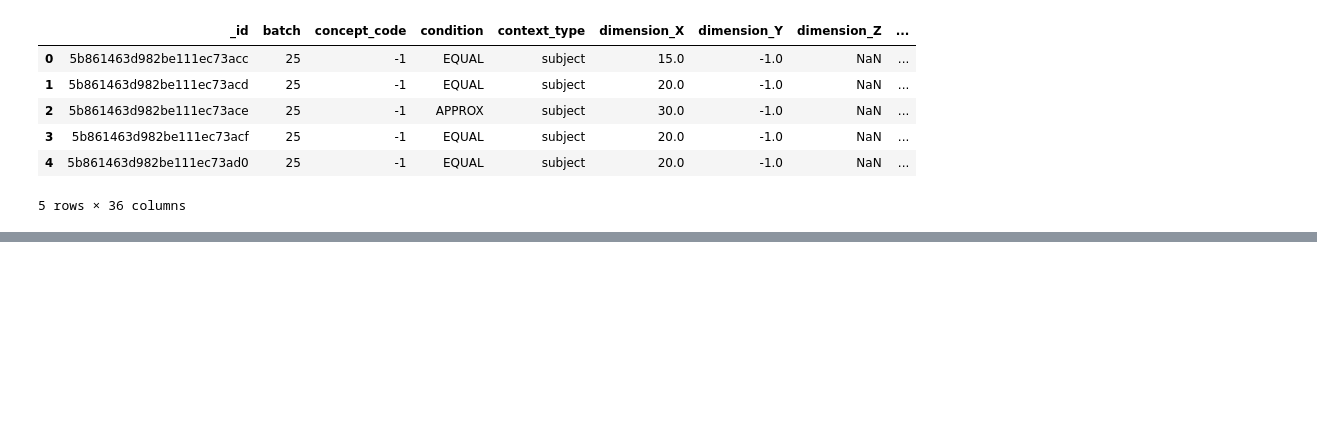
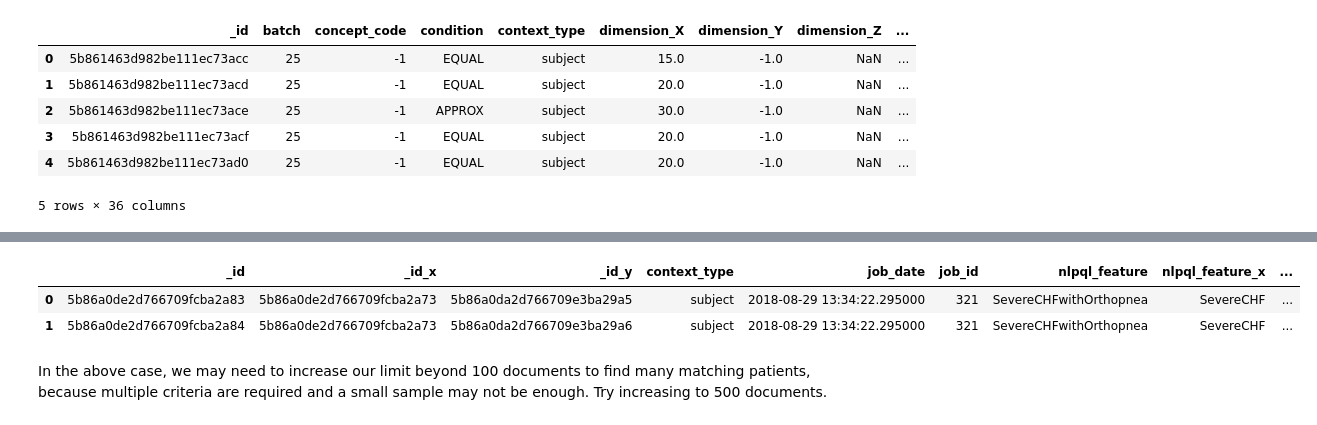
Before and after one commit to ClarityNLP/ClarityNLP, a Jupyter notebook: nlp/notebooks/cooking/Cooking with ClarityNLP - 082818.ipynb, the cells around one changed output, grey strips where cells are left out. Saved outputs shown, nothing was run; the diff lists cells and outputs as text; code cells hidden in the pictures; blank space fills up the shorter version.

```diff
--- a/nlp/notebooks/cooking/Cooking with ClarityNLP - 082818.ipynb
+++ b/nlp/notebooks/cooking/Cooking with ClarityNLP - 082818.ipynb
@@ -293,0 +490,9 @@ final_csv_df.head()
+# %%
+final_csv_df = pd.read_csv(main_csv)
+final_csv_df.head()
+# %% [output]
+|  | _id | _id_x | _id_y | context_type | job_date | job_id | nlpql_feature | nlpql_feature_x | ... |
+| 0 | 5b86a0de2d766709fcba2a83 | 5b86a0de2d766709fcba2a73 | 5b86a0da2d766709e3ba29a5 | subject | 2018-08-29 13:34:22.295000 | 321 | SevereCHFwithOrthopnea | SevereCHF | ... |
+| 1 | 5b86a0de2d766709fcba2a84 | 5b86a0de2d766709fcba2a73 | 5b86a0da2d766709e3ba29a6 | subject | 2018-08-29 13:34:22.295000 | 321 | SevereCHFwithOrthopnea | SevereCHF | ... |
+# %% [markdown]
+In the above case, we may need to increase our limit beyond 100 documents to find many matching patients, because multiple criteria are required and a small sample may not be enough.  Try increasing to 500 documents.
```
Also changed, not shown: parts of 22 cells of this notebook.
